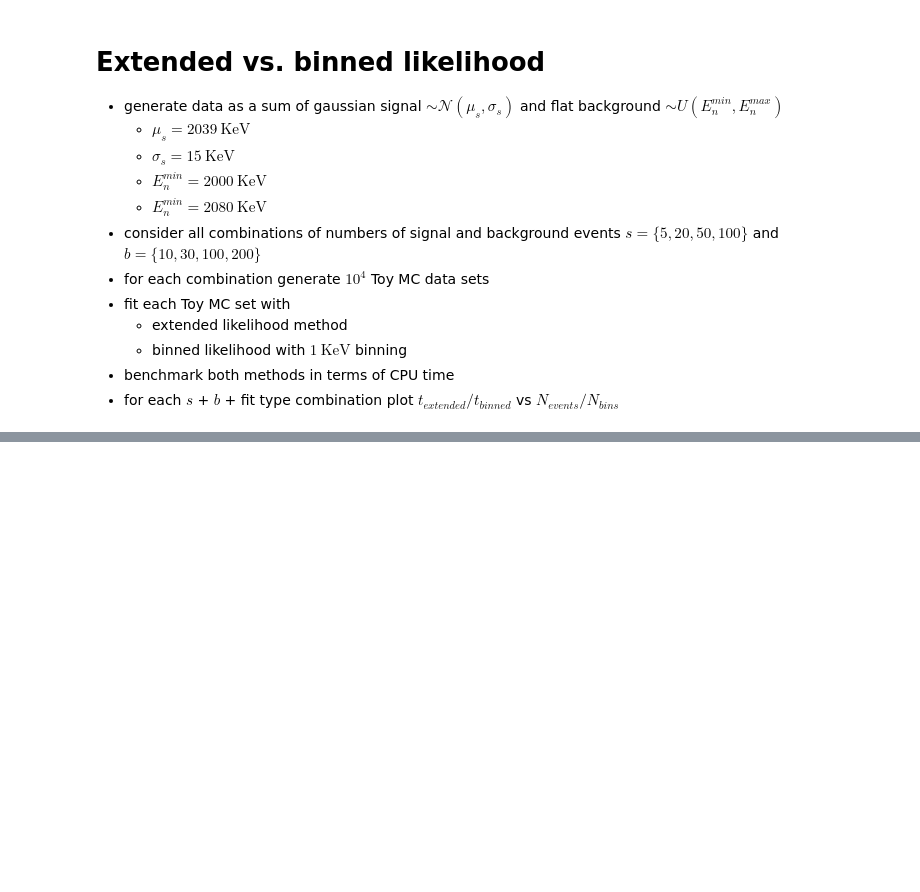
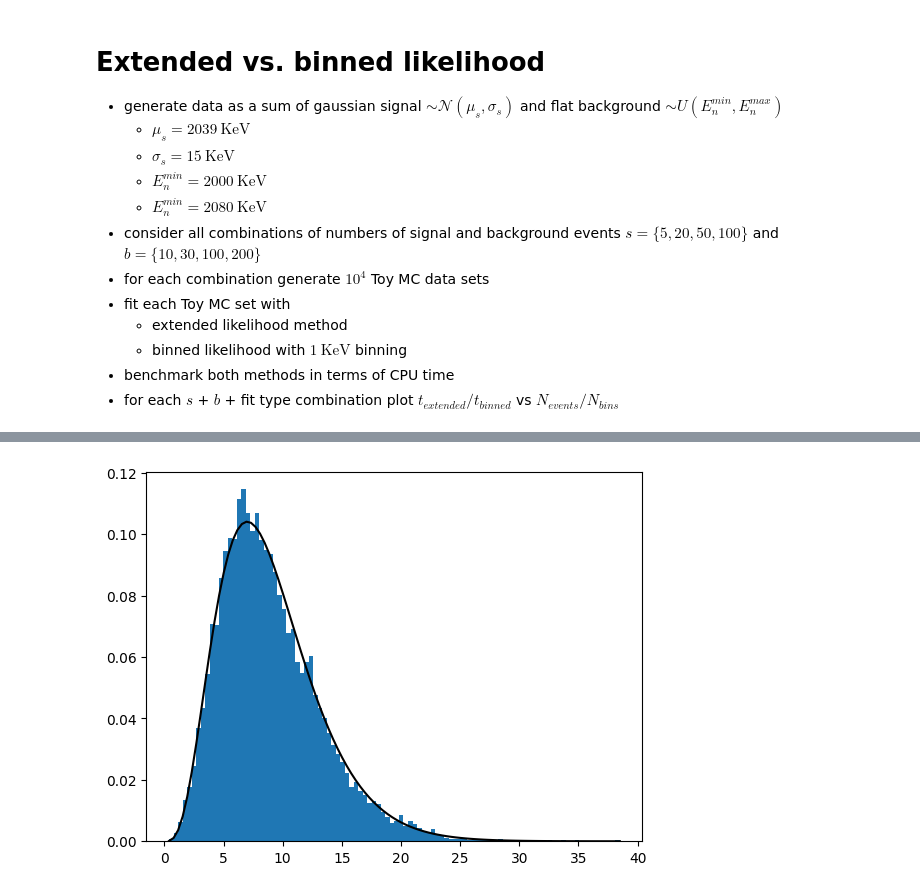
Before and after one commit to nj-vs-vh/gssi-23-24-stats, a Jupyter notebook: lecture5.ipynb, the cells around one changed output, grey strips where cells are left out. Saved outputs shown, nothing was run; the diff lists cells and outputs as text; code cells hidden in the pictures; blank space fills up the shorter version.

```diff
--- a/lecture5.ipynb
+++ b/lecture5.ipynb
@@ -280,0 +321,17 @@ plt.show()
+# %%
+from tqdm import trange
+
+n_pts = 11
+
+chi2_sample = np.array([linear_lsq(n_pts=n_pts) for _ in trange(10_000)])
+
+fig, ax = plt.subplots()
+
+ax.hist(chi2_sample, bins=100, density=True)
+limit_chi2_rv = scipy.stats.chi2(df=n_pts - 2)
+chi2_range = np.linspace(chi2_sample.min(), chi2_sample.max(), 100)
+ax.plot(chi2_range, limit_chi2_rv.pdf(chi2_range), color="k")
+
+plt.show()
+# %% [output]
+[figure, added]
```
Also changed, not shown: parts of 17 cells of this notebook.
